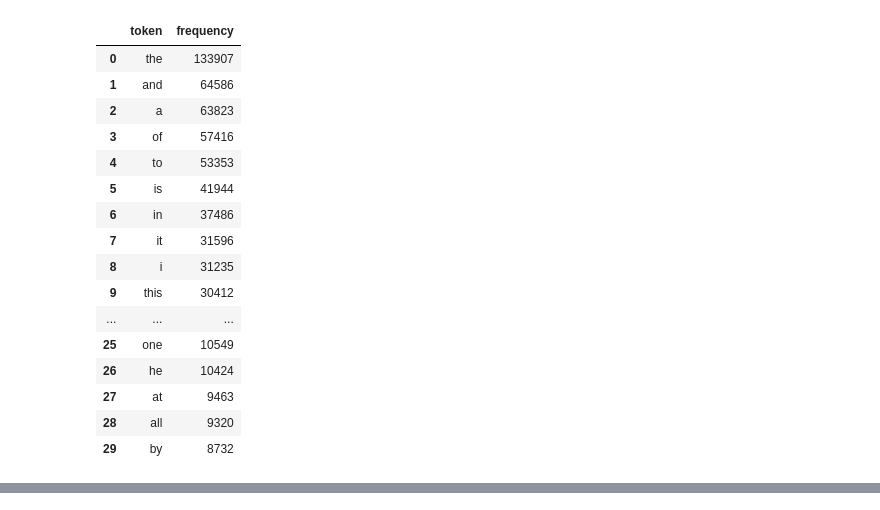
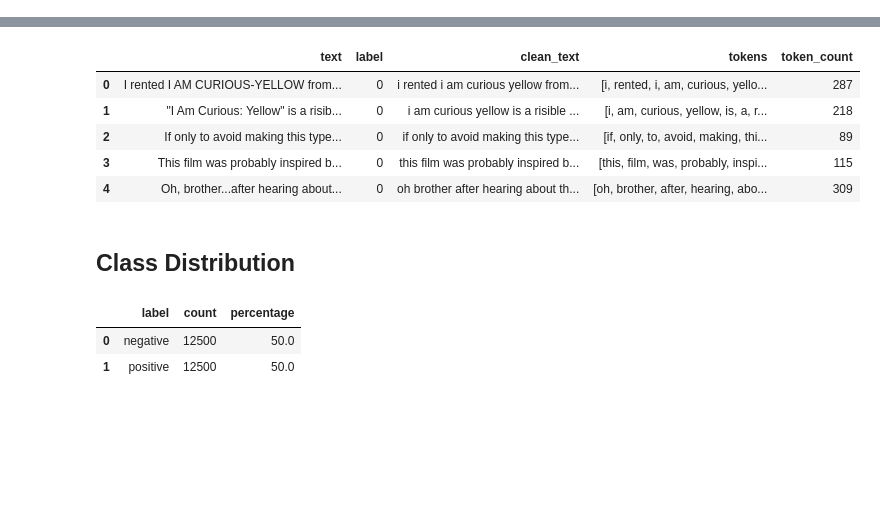
Before and after one commit to ZaidenxThiha/523K0073_523K0078_Midterm, a Jupyter notebook: notebooks/01_eda.ipynb, the cells around one changed output, grey strips where cells are left out. Saved outputs shown, nothing was run; the diff lists cells and outputs as text; code cells hidden in the pictures; blank space fills up the shorter version.

```diff
--- a/notebooks/01_eda.ipynb
+++ b/notebooks/01_eda.ipynb
@@ -94,22 +21,0 @@ Build simple frequency counts to inspect the most common tokens. This guides voc
-# %%
-TOP_K = 30
-common_tokens = top_k_frequencies(train_ds.select(range(10000))["text"], k=TOP_K)
-pd.DataFrame(common_tokens, columns=["token", "frequency"])
-# %% [output]
-|  | token | frequency |
-| 0 | the | 133907 |
-| 1 | and | 64586 |
-| 2 | a | 63823 |
-| 3 | of | 57416 |
-| 4 | to | 53353 |
-| 5 | is | 41944 |
-| 6 | in | 37486 |
-| 7 | it | 31596 |
-| 8 | i | 31235 |
-| 9 | this | 30412 |
-| ... | ... | ... |
-| 25 | one | 10549 |
-| 26 | he | 10424 |
-| 27 | at | 9463 |
-| 28 | all | 9320 |
-| 29 | by | 8732 |
@@ -115,0 +27,8 @@ pd.DataFrame(common_tokens, columns=["token", "frequency"])
+# %%
+dataset = load_dataset("imdb")
+train_df = dataset["train"].to_pandas()
+train_df["clean_text"] = train_df["text"].map(clean_text)
+train_df["tokens"] = train_df["clean_text"].map(tokenize)
+train_df["token_count"] = train_df["tokens"].map(len)
+train_df.head()
+# %% [output]
@@ -115,0 +36,20 @@ pd.DataFrame(common_tokens, columns=["token", "frequency"])
+|  | text | label | clean_text | tokens | token_count |
+| 0 | I rented I AM CURIOUS-YELLOW from... | 0 | i rented i am curious yellow from... | [i, rented, i, am, curious, yello... | 287 |
+| 1 | "I Am Curious: Yellow" is a risib... | 0 | i am curious yellow is a risible ... | [i, am, curious, yellow, is, a, r... | 218 |
+| 2 | If only to avoid making this type... | 0 | if only to avoid making this type... | [if, only, to, avoid, making, thi... | 89 |
+| 3 | This film was probably inspired b... | 0 | this film was probably inspired b... | [this, film, was, probably, inspi... | 115 |
+| 4 | Oh, brother...after hearing about... | 0 | oh brother after hearing about th... | [oh, brother, after, hearing, abo... | 309 |
+# %% [markdown]
+## Class Distribution
+# %%
+class_counts = train_df["label"].value_counts().sort_index()
+class_percentages = (class_counts / class_counts.sum() * 100).round(2)
+pd.DataFrame({
+    "label": ["negative", "positive"],
+    "count": class_counts.values,
+    "percentage": class_percentages.values,
+})
+# %% [output]
+|  | label | count | percentage |
+| 0 | negative | 12500 | 50.0 |
+| 1 | positive | 12500 | 50.0 |
```
Also changed, not shown: parts of 27 cells of this notebook, 55 other files.
